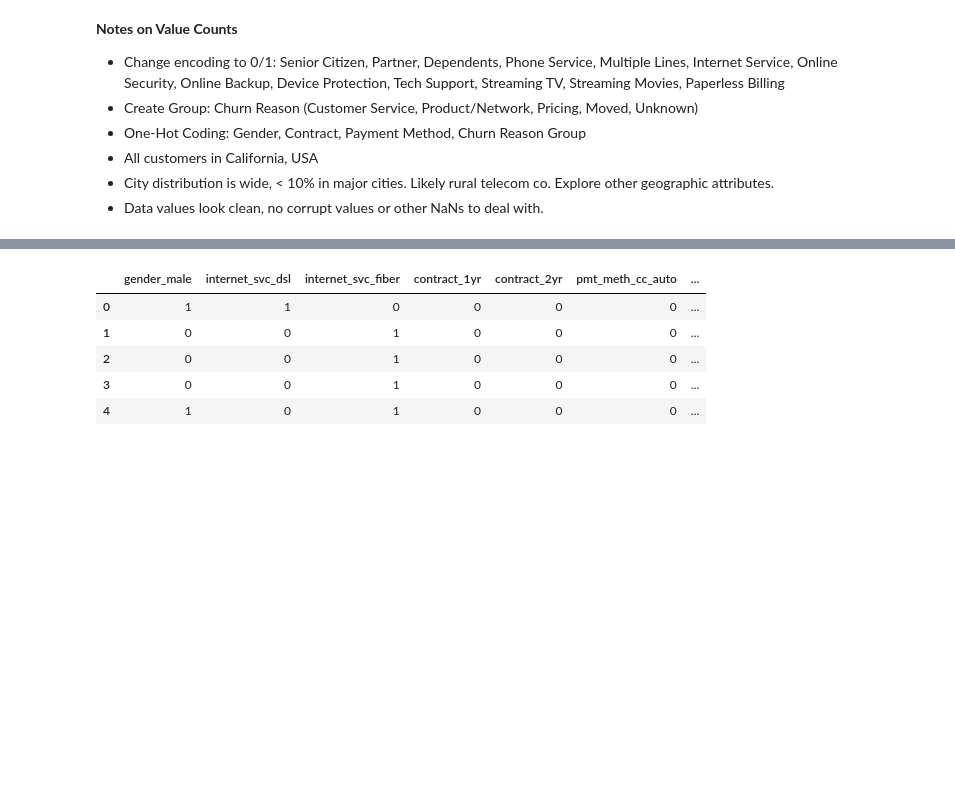
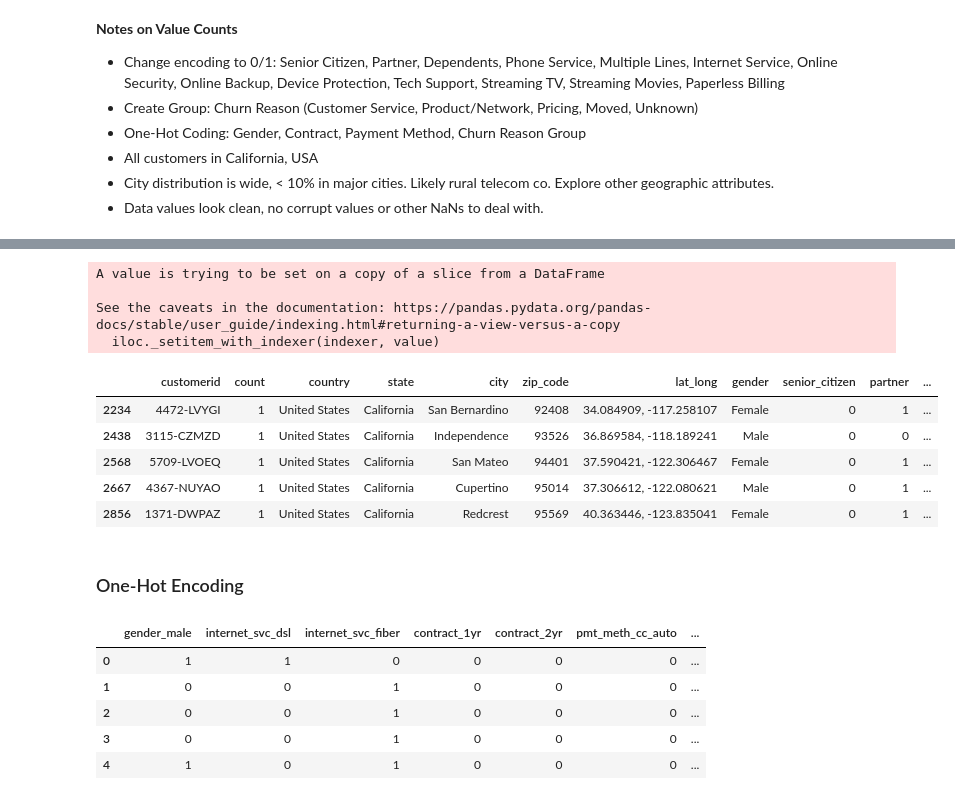
Before and after one commit to cutterback/p03-telco-churn-model, a Jupyter notebook: Telco-Churn-Classification-Model.ipynb, the cells around one changed output, grey strips where cells are left out. Drawn from its saved outputs; the diff is of its cells as text; code cells hidden in the pictures; blank space fills up the shorter version.

```diff
--- a/Telco-Churn-Classification-Model.ipynb
+++ b/Telco-Churn-Classification-Model.ipynb
@@ -204,3 +219,20 @@ tc.insert(loc=30, column='churn_rsn_grp', value=tc.churn_reason.map(reason_map))
+# %%
+# impute total_charges as monthly x num months
+tc.total_charges.iloc[missing_charges] = tc['tenure_months']*tc['monthly_charges']
+tc.iloc[missing_charges][:5]
+# %% [output]
+A value is trying to be set on a copy of a slice from a DataFrame
+
+See the caveats in the documentation: https://pandas.pydata.org/pandas-docs/stable/user_guide/indexing.html#returning-a-view-versus-a-copy
+  iloc._setitem_with_indexer(indexer, value)
+|  | customerid | count | country | state | city | zip_code | lat_long | gender | senior_citizen | partner | ... |
+| 2234 | 4472-LVYGI | 1 | United States | California | San Bernardino | 92408 | 34.084909, -117.258107 | Female | 0 | 1 | ... |
+| 2438 | 3115-CZMZD | 1 | United States | California | Independence | 93526 | 36.869584, -118.189241 | Male | 0 | 0 | ... |
+| 2568 | 5709-LVOEQ | 1 | United States | California | San Mateo | 94401 | 37.590421, -122.306467 | Female | 0 | 1 | ... |
+| 2667 | 4367-NUYAO | 1 | United States | California | Cupertino | 95014 | 37.306612, -122.080621 | Male | 0 | 1 | ... |
+| 2856 | 1371-DWPAZ | 1 | United States | California | Redcrest | 95569 | 40.363446, -123.835041 | Female | 0 | 1 | ... |
+# %% [markdown]
+### One-Hot Encoding
 # %%
 # create list of multi-class variables for one-hot encoding
 categoricals = ['gender', 'internet_service', 'contract', 'payment_method',
```
Also changed, not shown: parts of 16 cells of this notebook.
